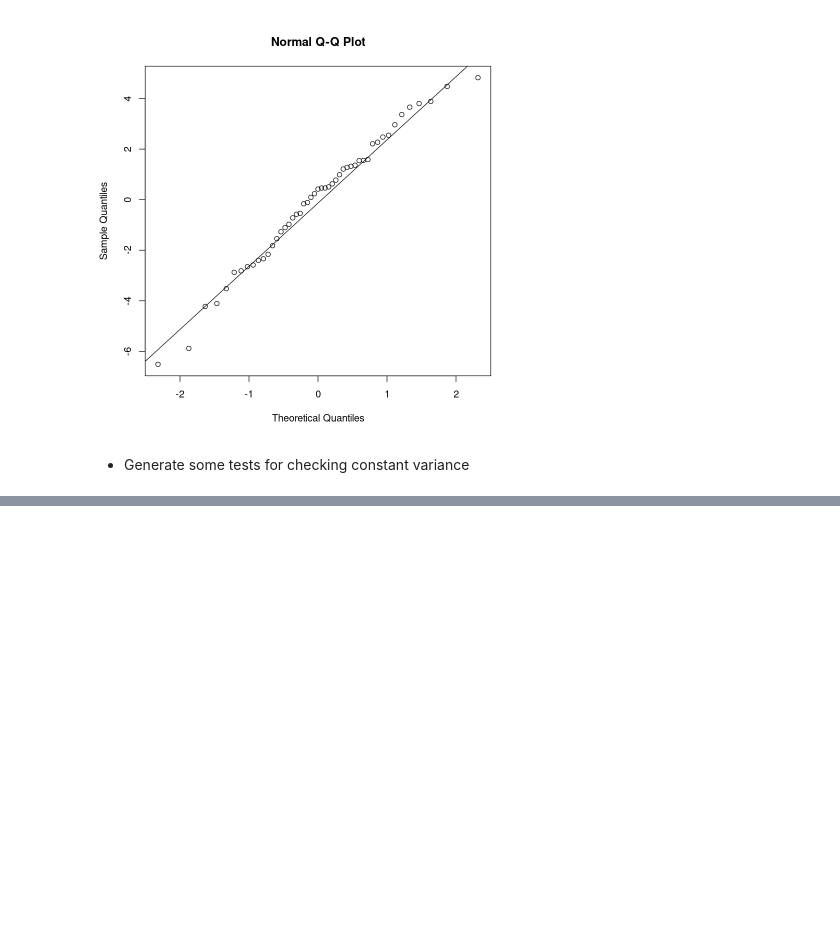
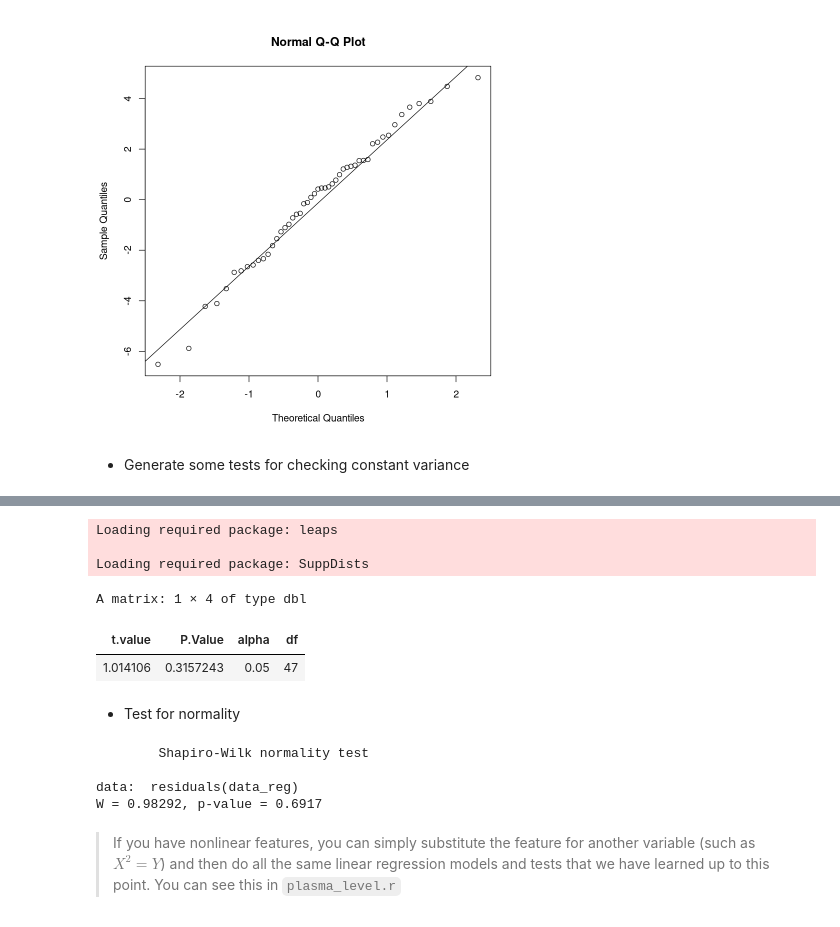
Before and after one commit to TrevorBushnell/STEM-Notes, a Jupyter notebook: MATH425 Applied Statistical Models/D - Inferences in Regression Analysis.ipynb, the cells around one changed output, grey strips where cells are left out. Drawn from its saved outputs; the diff is of its cells as text; code cells hidden in the pictures; blank space fills up the shorter version.

```diff
--- a/MATH425 Applied Statistical Models/D - Inferences in Regression Analysis.ipynb
+++ b/MATH425 Applied Statistical Models/D - Inferences in Regression Analysis.ipynb
@@ -193,0 +193,21 @@ A anova: 2 × 3
+# %%
+library(ALSM)
+bftest(data_reg, factor(x<=median(x)))
+# %% [output]
+Loading required package: leaps
+
+Loading required package: SuppDists
+A matrix: 1 × 4 of type dbl
+| t.value | P.Value | alpha | df |
+| 1.014106 | 0.3157243 | 0.05 | 47 |
+# %% [markdown]
+* Test for normality
+# %%
+shapiro.test(residuals(data_reg))
+# %% [output]
+        Shapiro-Wilk normality test
+
+data:  residuals(data_reg)
+W = 0.98292, p-value = 0.6917
+# %% [markdown]
+> If you have nonlinear features, you can simply substitute the feature for another variable (such as $X^2 = Y$) and then do all the same linear regression models and tests that we have learned up to this point. You can see this in `plasma_level.r`
```
Also changed, not shown: parts of 1 cell of this notebook, 3 other files.
